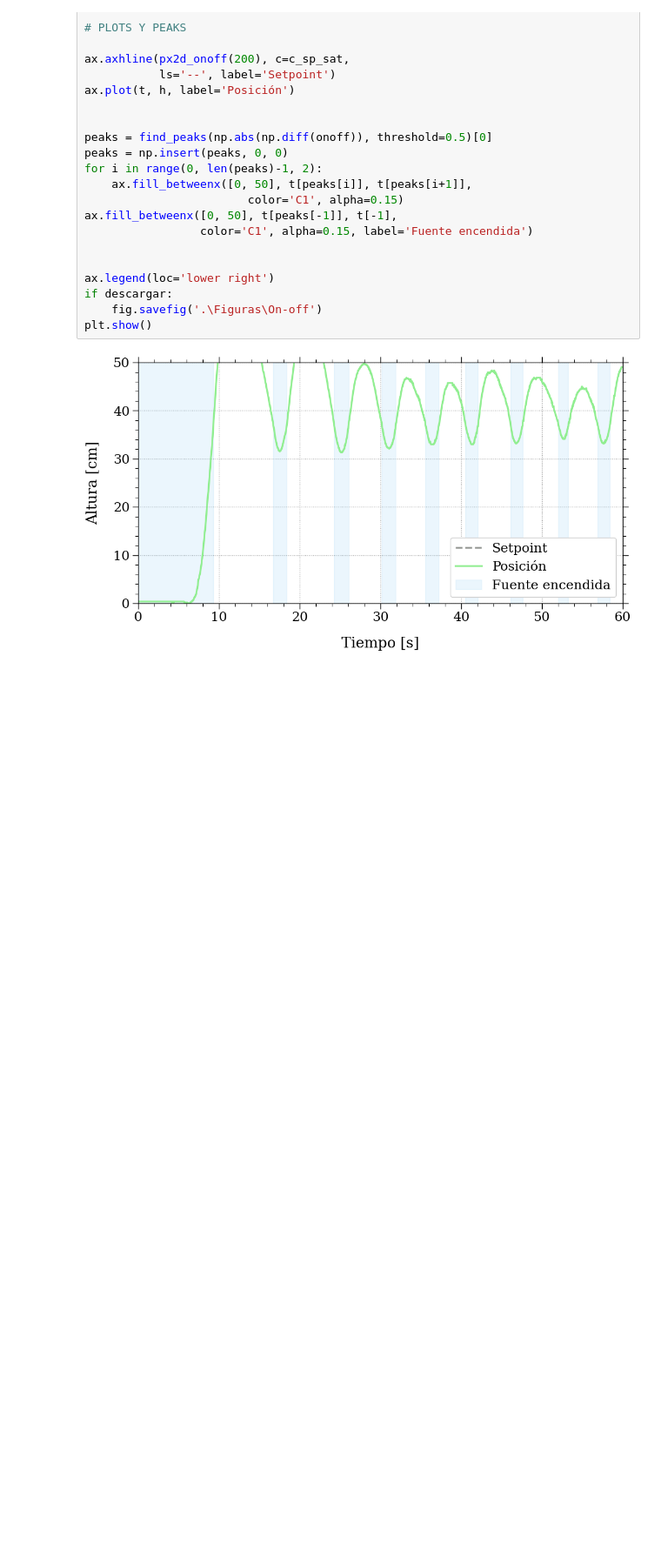
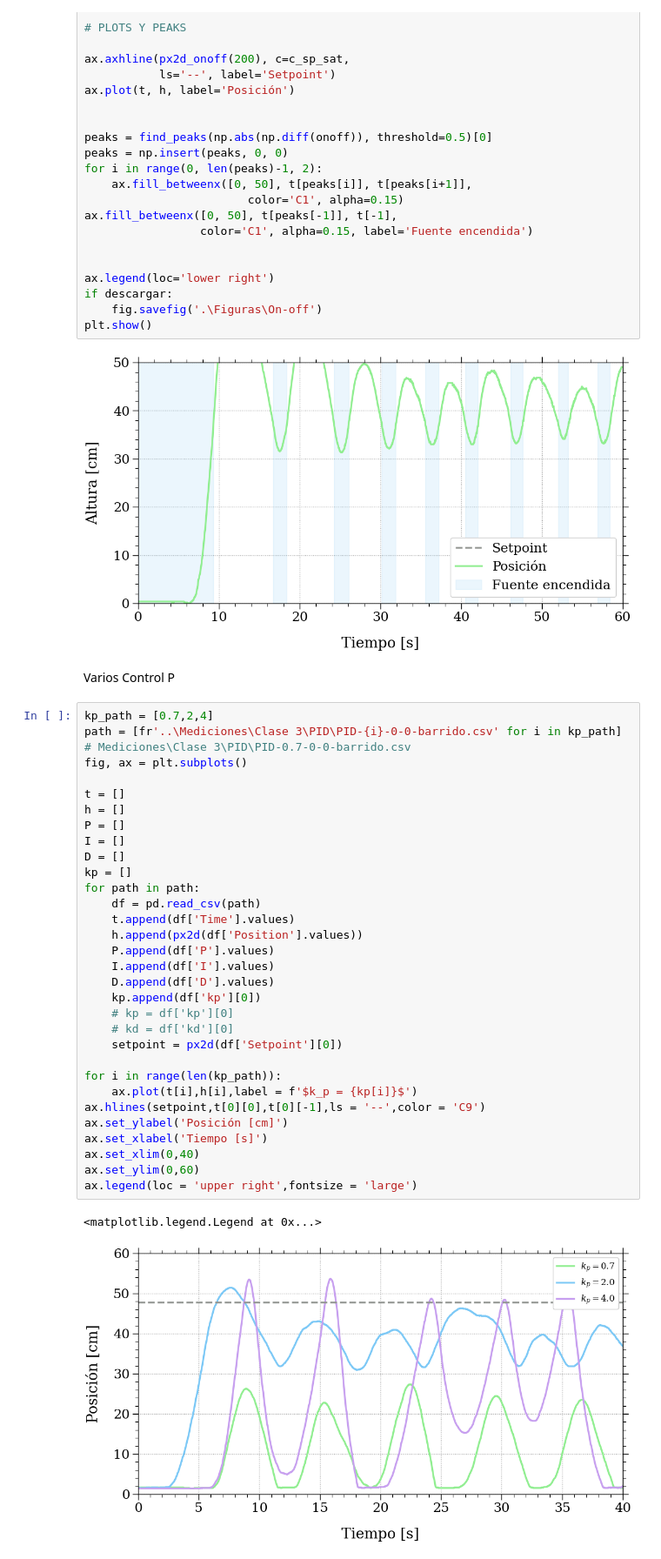
Before and after one commit to Martin-Palomeque/PID, a Jupyter notebook: Entregas/figuras_informe.ipynb, the cells around one changed output. Shown at 87% size. Saved outputs shown, nothing was run; the diff lists cells and outputs as text; blank space fills up the shorter version.

```diff
--- a/Entregas/figuras_informe.ipynb
+++ b/Entregas/figuras_informe.ipynb
@@ -283,3 +283,40 @@ if descargar:
 plt.show()
 # %% [output]
 [figure]
+# %% [markdown]
+Varios Control P
+# %%
+kp_path = [0.7,2,4]
+path = [fr'..\Mediciones\Clase 3\PID\PID-{i}-0-0-barrido.csv' for i in kp_path]
+# Mediciones\Clase 3\PID\PID-0.7-0-0-barrido.csv
+fig, ax = plt.subplots()
+
+t = []
+h = []
+P = []
+I = []
+D = []
+kp = []
+for path in path:
+    df = pd.read_csv(path)
+    t.append(df['Time'].values)
+    h.append(px2d(df['Position'].values))
+    P.append(df['P'].values)
+    I.append(df['I'].values)
+    D.append(df['D'].values)
+    kp.append(df['kp'][0])
+    # kp = df['kp'][0]
+    # kd = df['kd'][0]
+    setpoint = px2d(df['Setpoint'][0])
+
+for i in range(len(kp_path)):
+    ax.plot(t[i],h[i],label = f'$k_p = {kp[i]}$')
+ax.hlines(setpoint,t[0][0],t[0][-1],ls = '--',color = 'C9')
+ax.set_ylabel('Posición [cm]')
+ax.set_xlabel('Tiempo [s]')
+ax.set_xlim(0,40)
+ax.set_ylim(0,60)
+ax.legend(loc = 'upper right',fontsize = 'large')
+# %% [output]
+<matplotlib.legend.Legend at 0x...>
+[figure, added]
```
Also changed, not shown: parts of 2 cells of this notebook, 3 other files.
